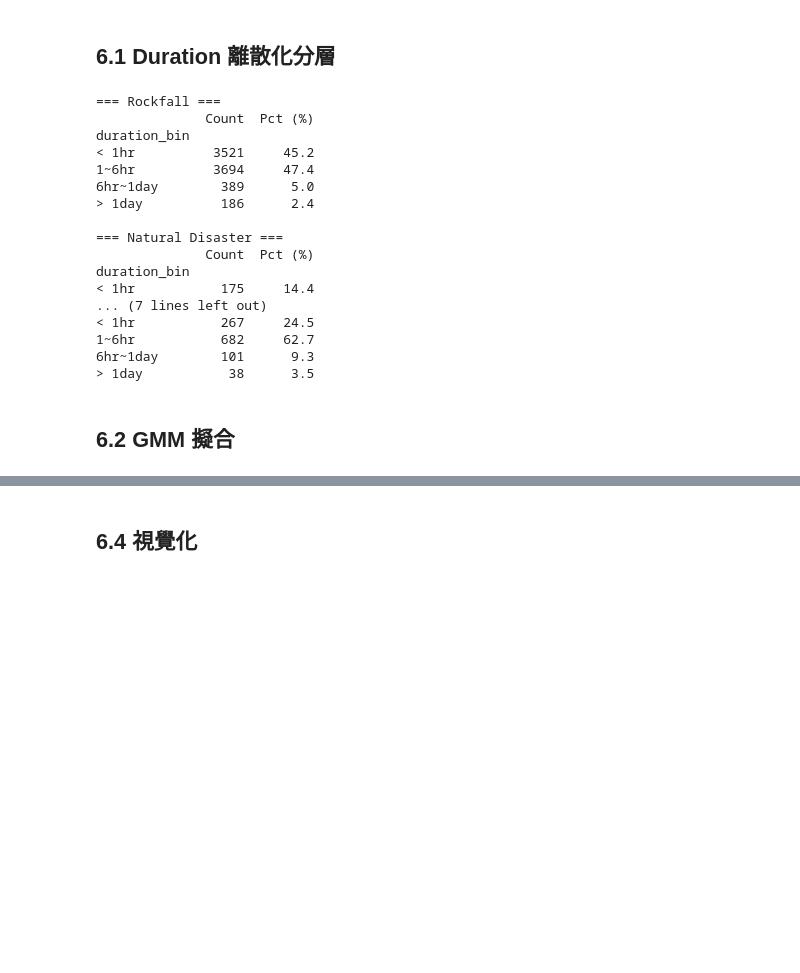
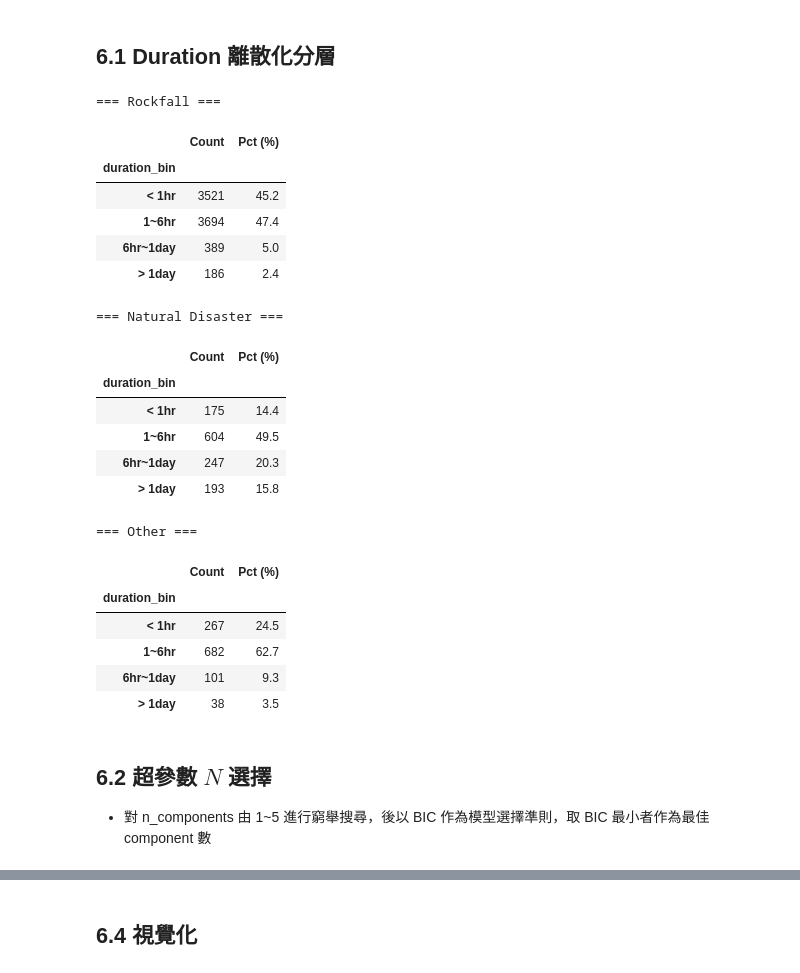
Before and after one commit to jungswork/06_Road_Repar_Time, a Jupyter notebook: 02_road_data_analysis.ipynb, the cells around one changed output, grey strips where cells are left out. Cells and saved outputs as stored; diff of their text form; code cells hidden in the pictures; blank space fills up the shorter version.

```diff
--- a/02_road_data_analysis.ipynb
+++ b/02_road_data_analysis.ipynb
@@ -412,42 +422,49 @@ plt.show()
 # %%
 import numpy as np
 import pandas as pd
 
 # Traffic Accident 排除（樣本過少）
 causes_fit = ["Rockfall", "Natural Disaster", "Other"]
 
-# 合併最後兩個 bin：1day~1week + > 1week → > 1day
+# 設定區間 : [0, 1 小時, 6小時, 1 天, 無限]
 bins   = [0, 60, 360, 1440, np.inf]
 labels = ["< 1hr", "1~6hr", "6hr~1day", "> 1day"]
 
+# 建立區間欄位
 df["duration_bin"] = pd.cut(df["Duration (minutes)"], bins=bins, labels=labels)
 
-# 確認更新後的分層分布
+# 確認分層分布
 for cause in causes_fit:
     data_cause = df[df["Cause"] == cause]
     print(f"=== {cause} ===")
-    bin_dist = data_cause["duration_bin"].value_counts().sort_index()
-    bin_pct  = (bin_dist / len(data_cause) * 100).round(1)
-    print(pd.DataFrame({"Count": bin_dist, "Pct (%)": bin_pct}))
+    bin_count = data_cause["duration_bin"].value_counts().sort_index()
+    bin_pct  = (bin_count / len(data_cause) * 100).round(1)
+    display(pd.DataFrame({"Count": bin_count, "Pct (%)": bin_pct}))
     print()
 # %% [output]
 === Rockfall ===
-              Count  Pct (%)
-duration_bin
-< 1hr          3521     45.2
-1~6hr          3694     47.4
-6hr~1day        389      5.0
-> 1day          186      2.4
-
-=== Natural Disaster ===
-              Count  Pct (%)
-duration_bin
-< 1hr           175     14.4
-... (7 lines left out)
-< 1hr           267     24.5
-1~6hr           682     62.7
-6hr~1day        101      9.3
-> 1day           38      3.5
+|  | Count | Pct (%) |
+| duration_bin |  |  |
+| < 1hr | 3521 | 45.2 |
+| 1~6hr | 3694 | 47.4 |
+| 6hr~1day | 389 | 5.0 |
+| > 1day | 186 | 2.4 |
+=== Natural Disaster ===
+|  | Count | Pct (%) |
+| duration_bin |  |  |
+| < 1hr | 175 | 14.4 |
+| 1~6hr | 604 | 49.5 |
+| 6hr~1day | 247 | 20.3 |
+| > 1day | 193 | 15.8 |
+=== Other ===
+|  | Count | Pct (%) |
+| duration_bin |  |  |
+| < 1hr | 267 | 24.5 |
+| 1~6hr | 682 | 62.7 |
+| 6hr~1day | 101 | 9.3 |
+| > 1day | 38 | 3.5 |
 # %% [markdown]
-## 6.2 GMM 擬合
+## 6.2 超參數 $N$ 選擇
+
+* 對 n_components 由 1~5 進行窮舉搜尋，後以 BIC 作為模型選擇準則，取 BIC 最小者作為最佳 component 數
 # %%
```
Also changed, not shown: parts of 16 cells of this notebook, 1 other file.
